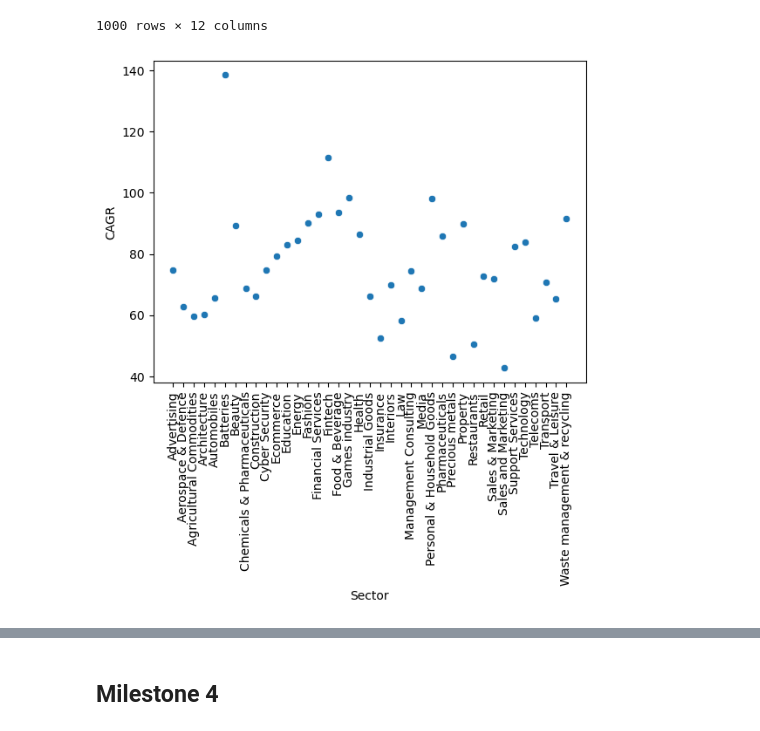
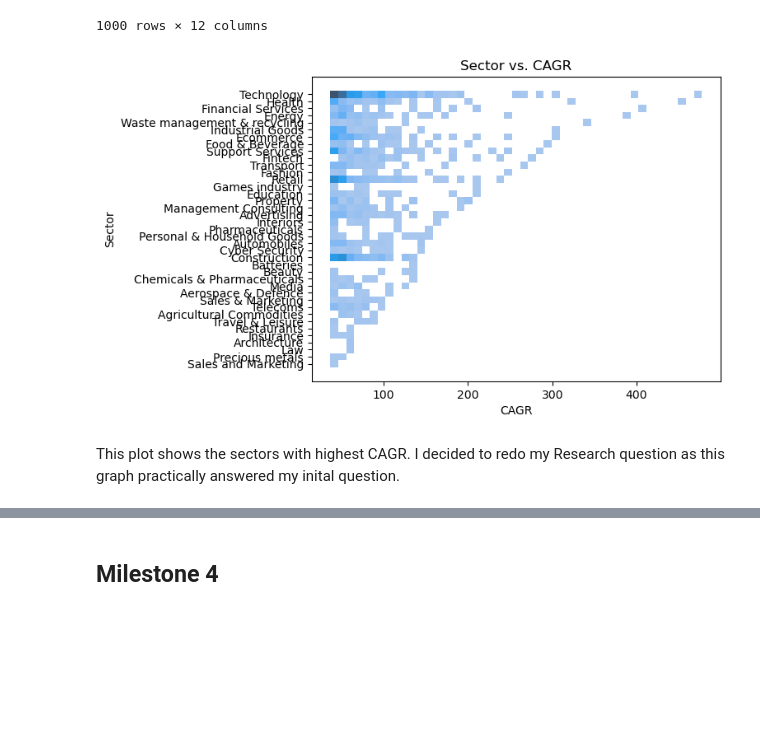
Before and after one commit to ubco-W2022T2-data301/project-group43, a Jupyter notebook: analysis/analysis3 2.ipynb, the cells around one changed output, grey strips where cells are left out. Drawn from its saved outputs; the diff is of its cells as text; code cells hidden in the pictures; blank space fills up the shorter version.

```diff
--- a/analysis/analysis3 2.ipynb
+++ b/analysis/analysis3 2.ipynb
@@ -49,12 +38,14 @@ df
 1000 rows × 12 columns
 # %%
 ## CAGR of Each Sector vs Sector
-sns.scatterplot(x='Sector',y='CAGR',data=df)
-plt.xlabel('Sector')
-plt.ylabel('CAGR')
-plt.xticks(rotation=90)
+sns.histplot(x='CAGR',y='Sector',data=df)
+plt.xlabel('CAGR')
+plt.ylabel('Sector')
+plt.title('Sector vs. CAGR')
 None
 # %% [output]
-[figure, old version]
+[figure, new version]
+# %% [markdown]
+This plot shows the sectors with highest CAGR. I decided to redo my Research question as this graph practically answered my inital question.
 # %%
 ## Revenue 2020 vs Sector
```
Also changed, not shown: parts of 20 cells of this notebook, 9 other files.
